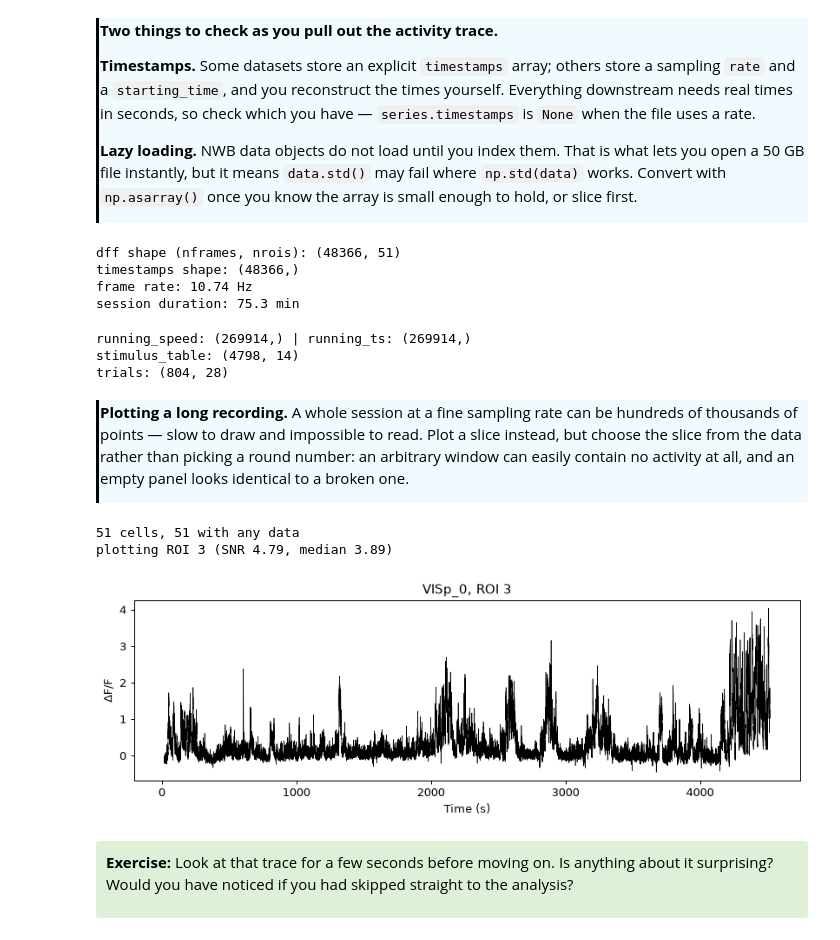
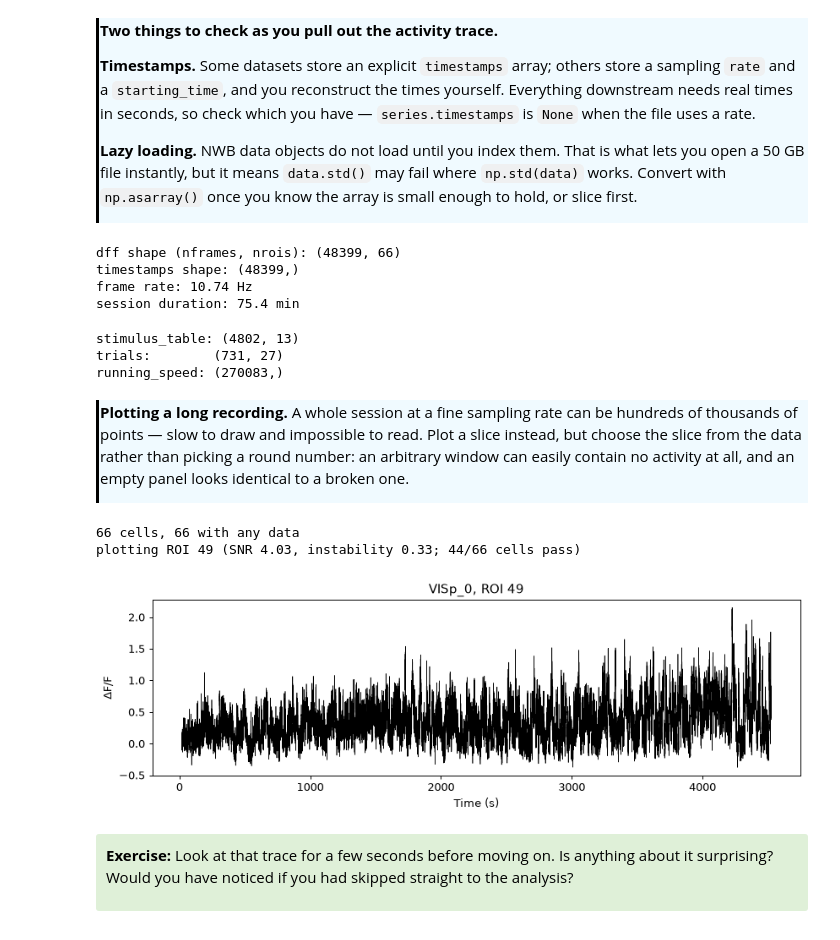
Before and after one commit to AllenSWDB/SWDB_Data_Intro, a Jupyter notebook: code/solutions/ProblemSet-Solutions-learning_mFISH.ipynb, the cells around one changed output. Saved outputs shown, nothing was run; the diff lists cells and outputs as text; code cells hidden in the pictures.

```diff
--- a/code/solutions/ProblemSet-Solutions-learning_mFISH.ipynb
+++ b/code/solutions/ProblemSet-Solutions-learning_mFISH.ipynb
@@ -117,11 +117,10 @@ classmate's figure come from?
 # EDIT: navigate to one session, as in the tutorial
 subject_id = metadata.subject_id.unique()[0]
 session_dir = os.path.join(data_dir, f'{subject_id}_ophys_mFISH')
-sessions = sorted(os.listdir(session_dir))
-session = sessions[0]
+session = sorted(os.listdir(session_dir))[0]
 
 nwb_file = [f for f in os.listdir(os.path.join(session_dir, session))
-            if f.endswith('.nwb.zarr')][0]
+            if f.endswith('.nwb.zarr') or f.endswith('.nwb')][0]
 nwb_path = os.path.join(session_dir, session, nwb_file)
 nwb_path
 # %% [output]
@@ -293,25 +265,27 @@ print('timestamps shape:', np.shape(ts))
 print(f'frame rate: {1 / np.median(np.diff(ts)):.2f} Hz')
 print(f'session duration: {ts[-1] / 60:.1f} min')
 # %% [output]
-dff shape (nframes, nrois): (48366, 51)
-timestamps shape: (48366,)
+dff shape (nframes, nrois): (48399, 66)
+timestamps shape: (48399,)
 frame rate: 10.74 Hz
-session duration: 75.3 min
+session duration: 75.4 min
-# %%
-# Behavior and stimulus tables
-running_speed = behavior['processing/running/speed/data'][:]
-running_ts = behavior['processing/running/speed/timestamps'][:]
-
-stimulus_table = zarr_table(behavior['intervals/stimulus_presentations'])
-trials = zarr_table(behavior['intervals/trials'])
-
-print('running_speed:', running_speed.shape, '| running_ts:', running_ts.shape)
-print('stimulus_table:', stimulus_table.shape)
-print('trials:', trials.shape)
-# %% [output]
-running_speed: (269914,) | running_ts: (269914,)
-stimulus_table: (4798, 14)
-trials: (804, 28)
+# %%
+# Behavior and stimulus tables -- same file, same clock.
+# Tables become DataFrames with .to_dataframe(); timeseries have .data and .timestamps.
+stimulus_table = nwb.intervals['stimulus_presentations'].to_dataframe()
+trials = nwb.intervals['trials'].to_dataframe()
+
+speed_series = nwb.processing['running']['speed']
+running_speed = speed_series.data[:]
+running_ts = speed_series.timestamps[:]
+
+print('stimulus_table:', stimulus_table.shape)
+print('trials:       ', trials.shape)
+print('running_speed:', running_speed.shape)
+# %% [output]
+stimulus_table: (4802, 13)
+trials:        (731, 27)
+running_speed: (270083,)
 # %% [markdown]
 <div style="border-left: 3px solid #000; padding: 1px; padding-left: 10px; background: #F0FAFF; ">
 
@@ -324,31 +298,48 @@ activity at all, and an empty panel looks identical to a broken one.
 # %%
 # Sanity check: plot one ROI's trace against time.
 # EDIT: try several -- cells differ enormously, and index 0 is not special.
 # Here we take a high-SNR cell so the plot shows what real activity looks like.
 # NWB data objects are lazy -- np.asarray() pulls them into memory.
 # For a very large recording, load a subset of cells or a time slice instead.
 dff = np.asarray(dff)
 
 # Some cells can be entirely NaN (failed segmentation, dropped ROIs). Check
 # before you index -- a NaN cell will silently poison anything it touches.
 usable = np.flatnonzero(~np.isnan(dff).all(axis=0))
 print(f'{dff.shape[1]} cells, {len(usable)} with any data')
 
 snr = np.percentile(dff[:, usable], 99, axis=0) / np.std(dff[:, usable], axis=0)
-example_roi = int(usable[np.argmax(snr)])
 
-print(f'plotting ROI {example_roi} (SNR {snr.max():.2f}, median {np.median(snr):.2f})')
+# A cell can have a high ratio because it is reliably active, or because its
+# baseline wanders. Those look nothing alike, and only one is a good example.
+#
+# Comparing the first quarter to the last quarter catches a steady climb, but it
+# is blind to a cell that surges in the middle and returns -- the endpoints match.
+# Compare block means across the whole session instead.
+blocks = np.array_split(np.arange(len(ts)), 8)
+block_means = np.array([dff[b][:, usable].mean(axis=0) for b in blocks])
+instability = block_means.std(axis=0) / (dff[:, usable].std(axis=0) + 1e-9)
+
+stable = np.flatnonzero(instability < 0.35)
+if not len(stable):                          # nothing that stable -- relax and say so
+    stable = np.flatnonzero(instability < 0.6)
+    print('no cell with instability < 0.35; relaxing the threshold')
+pick = stable[np.argmax(snr[stable])] if len(stable) else int(np.argmax(snr))
+example_roi = int(usable[pick])
+
+print(f'plotting ROI {example_roi} (SNR {snr[pick]:.2f}, instability '
+      f'{instability[pick]:.2f}; {len(stable)}/{len(usable)} cells pass)')
 
 plt.figure(figsize=(11, 3))
 plt.plot(ts, dff[:, example_roi], 'k', lw=0.5)
 plt.xlabel('Time (s)')
 plt.ylabel(r'$\Delta$F/F')
 plt.title(f'{plane}, ROI {example_roi}')
 plt.show()
 # %% [output]
-51 cells, 51 with any data
-plotting ROI 3 (SNR 4.79, median 3.89)
+66 cells, 66 with any data
+plotting ROI 49 (SNR 4.03, instability 0.33; 44/66 cells pass)
-[figure, old version]
+[figure, new version]
 # %% [markdown]
 <div style="background: #DFF0D8; border-radius: 3px; padding: 10px;">
 
```
Also changed, not shown: parts of 49 cells of this notebook, 6 other files.
